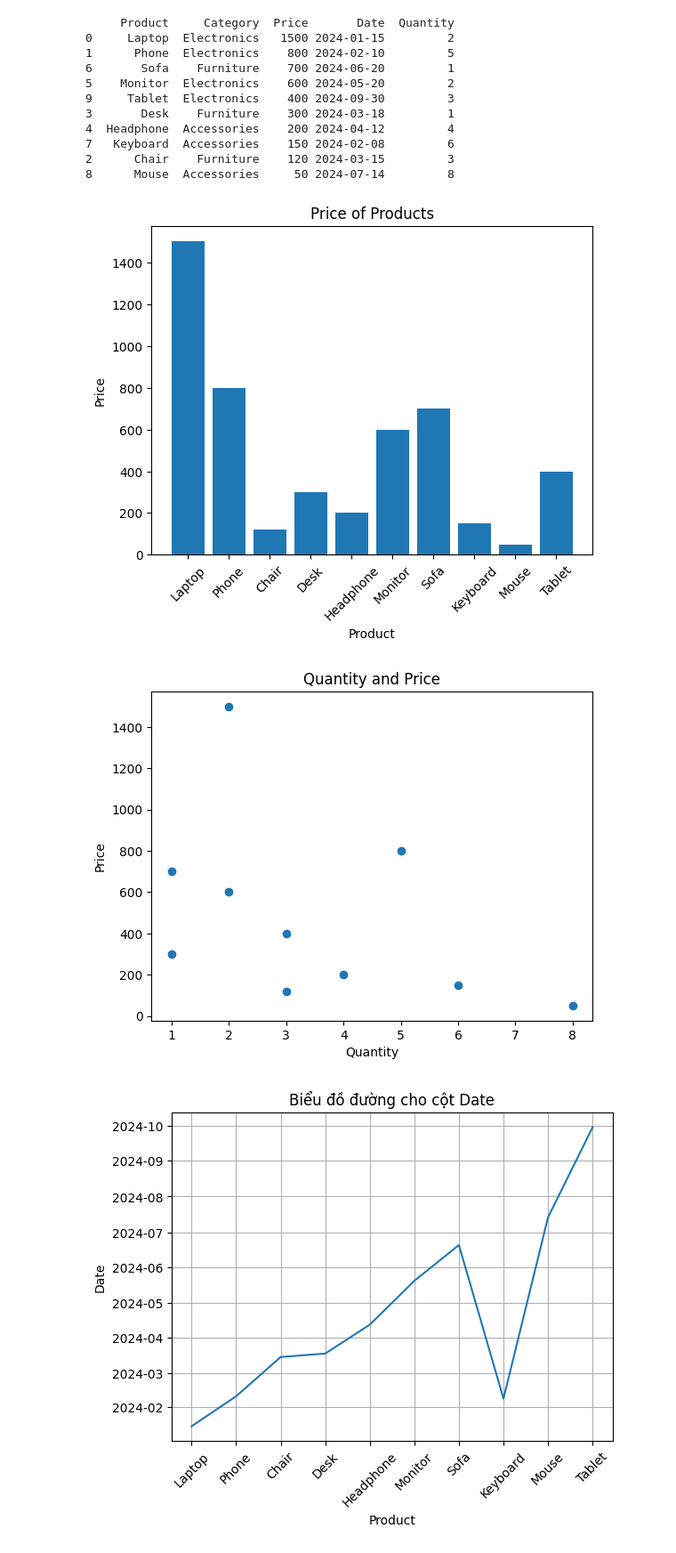
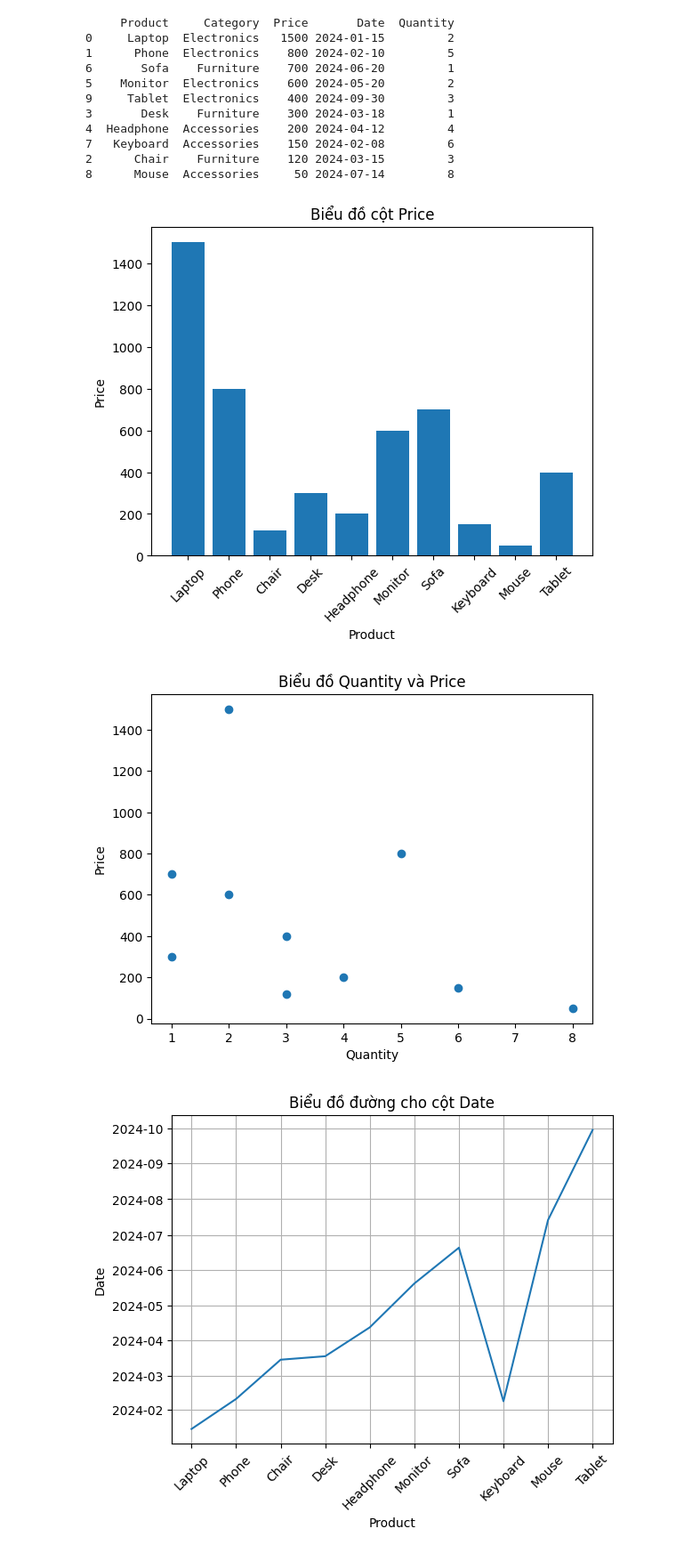
Before and after one commit to Thinh065/Thinh065-PhanTichDuLieunHocSau, a Jupyter notebook: BKT_2274802010850_TranNhatThinh/kt.ipynb, the cells around one changed output. Shown at 89% size. Saved outputs shown, nothing was run; the diff lists cells and outputs as text; code cells hidden in the pictures.

```diff
--- a/BKT_2274802010850_TranNhatThinh/kt.ipynb
+++ b/BKT_2274802010850_TranNhatThinh/kt.ipynb
@@ -107,21 +107,21 @@ import matplotlib.pyplot as plt
 plt.bar(df['Product'], df['Price'])
 plt.xlabel('Product')
 plt.ylabel('Price')
-plt.title('Price of Products')
+plt.title('Biểu đồ cột Price')
 plt.xticks(rotation=45)
 plt.show()
 # %% [output]
-[figure, old version]
+[figure, new version]
 # %%
 # 7. Vẽ biểu đồ phân tán cho <Quantity> và <Price>.
 
 plt.scatter(df['Quantity'], df['Price'])
-plt.title("Quantity and Price")
+plt.title("Biểu đồ Quantity và Price")
 plt.xlabel("Quantity")
 plt.ylabel("Price")
 plt.show()
 # %% [output]
-[figure, old version]
+[figure, new version]
 # %%
 # 8. Vẽ biểu đồ đường cho cột <Date>.
 
```
